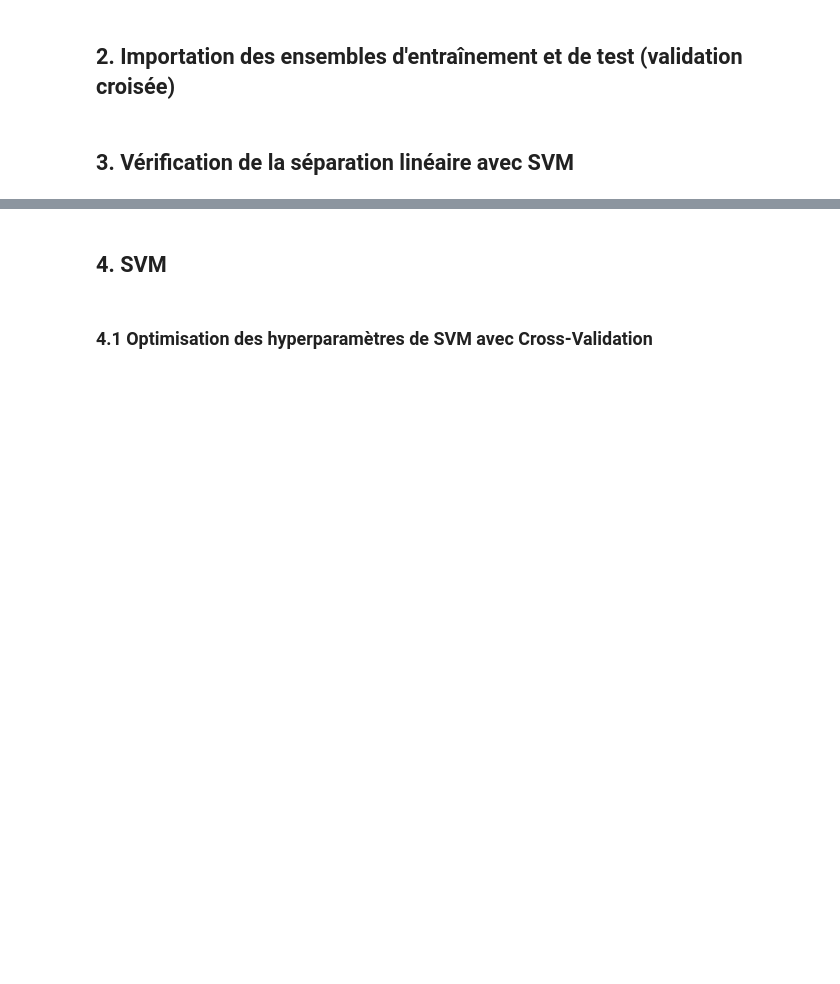
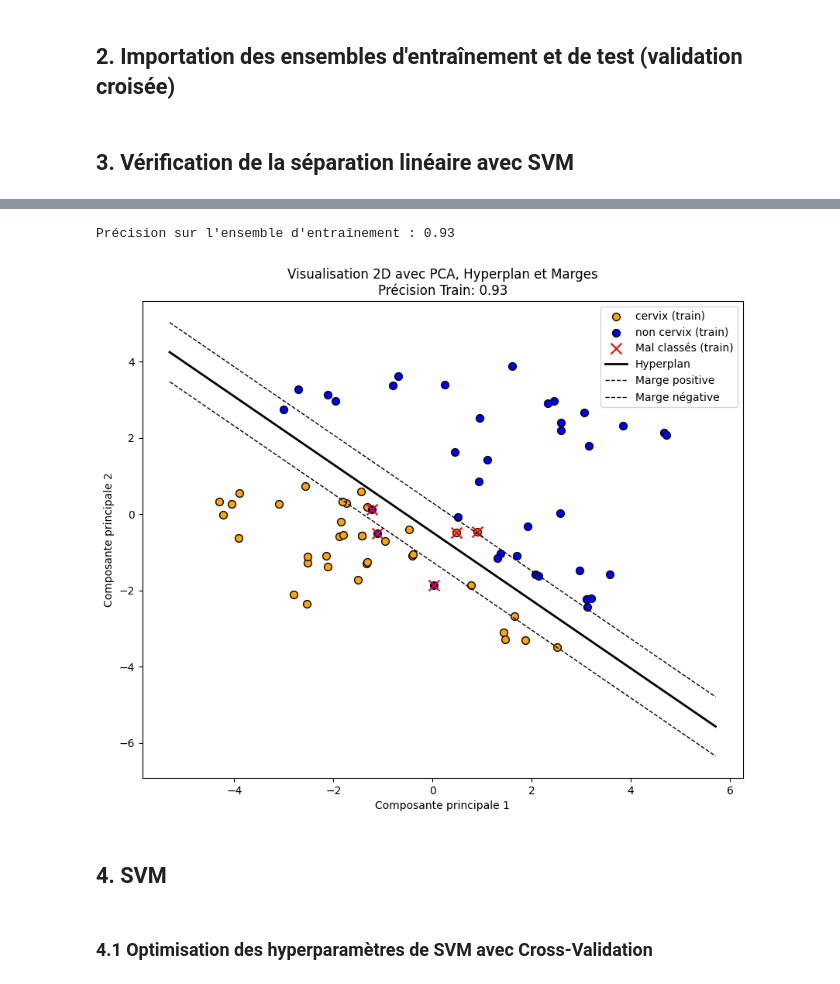
Before and after one commit to marktr11/Cervical-Cancer-Risk-Classification, a Jupyter notebook: Code/SVM.ipynb, the cells around one changed output, grey strips where cells are left out. Saved outputs shown, nothing was run; the diff lists cells and outputs as text; code cells hidden in the pictures; blank space fills up the shorter version.

```diff
--- a/Code/SVM.ipynb
+++ b/Code/SVM.ipynb
@@ -83,3 +56,8 @@ On peut évidemment observer la séparation linéaire dans les 5 ensembles d'ent
+# %%
+pca_et_visualisation(X_train_smote, y_train_smote)
+# %% [output]
+Précision sur l'ensemble d'entraînement : 0.93
+[figure, added]
 # %% [markdown]
 ## 4. SVM
 # %% [markdown]
```
Also changed, not shown: parts of 25 cells of this notebook, 4 other files.
